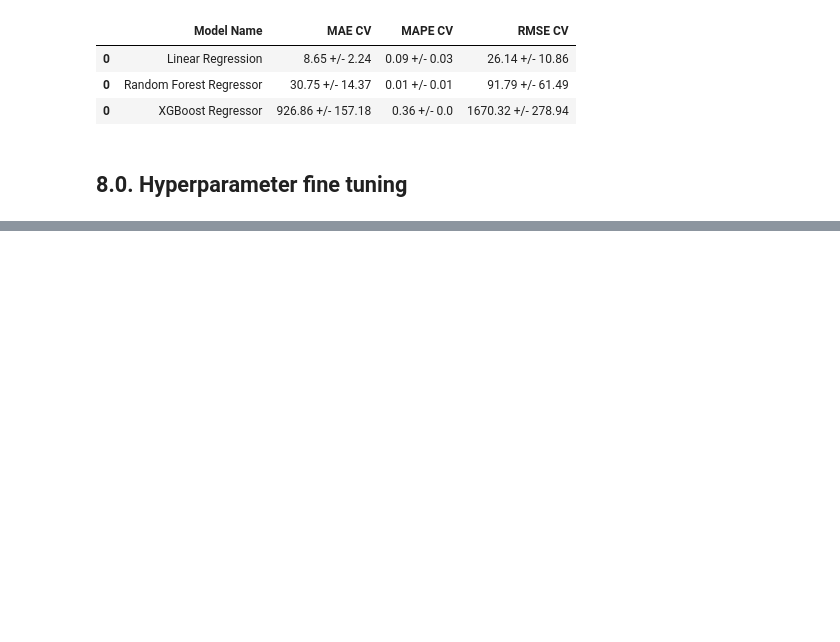
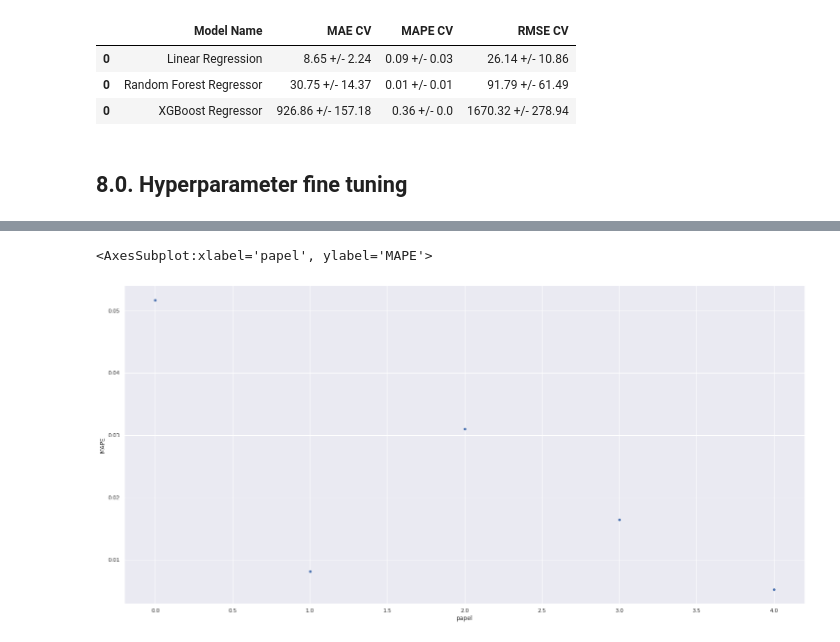
Before and after one commit to wilianuhlmann/predict_profitability_dr, a Jupyter notebook: alpha_funding.ipynb, the cells around one changed output, grey strips where cells are left out. Cells and saved outputs as stored; diff of their text form; code cells hidden in the pictures; blank space fills up the shorter version.

Commit message:
Machine Learning Performance

```diff
--- a/alpha_funding.ipynb
+++ b/alpha_funding.ipynb
@@ -1374,0 +1421,18 @@ modelling_result_cv
+# %%
+
+
+# model
+model_xgb_tuned = xgb.XGBRegressor( objective='reg:squarederror',
+                                    n_estimators=param_tuned['n_estimators'],
+                                    eta=param_tuned['eta'],
+                                    max_depth=param_tuned['max_depth'],
+                                    subsample=param_tuned['subsample'],
+                                    colsample_bytee=param_tuned['colsample_bytree'],
+                                    min_child_weight=param_tuned['min_child_weight'] ).fit( x_train, y_train )
+
+# prediction
+yhat_xgb_tuned = model_xgb_tuned.predict( x_test )
+
+# performance
+xgb_result_tuned = ml_error( 'XGBoost Regressor', y_test, yhat_xgb_tuned)
+xgb_result_tuned
@@ -1374,0 +1450,6 @@ modelling_result_cv
+# %%
+df9 = X_test[ cols_selected_boruta_full ]
+
+# rescale
+df9['fechamento'] = df9['fechamento']
+df9['predictions'] = yhat_xgb_tuned
@@ -1374,0 +1458,18 @@ modelling_result_cv
+# %%
+# sum of predictions
+df91 = df9[['papel', 'predictions']].groupby( 'papel' ).sum().reset_index()
+
+# MAE and MAPE
+df9_aux1 = df9[['papel', 'fechamento', 'predictions']].groupby( 'papel' ).apply( lambda x: mean_absolute_error( x['fechamento'], x['predictions'] ) ).reset_index().rename( columns={0:'MAE'})
+df9_aux2 = df9[['papel', 'fechamento', 'predictions']].groupby( 'papel' ).apply( lambda x: mean_absolute_percentage_error( x['fechamento'], x['predictions'] ) ).reset_index().rename( columns={0:'MAPE'})
+
+# Merge
+df9_aux3 = pd.merge( df9_aux1, df9_aux2, how='inner', on='papel' )
+df92 = pd.merge( df91, df9_aux3, how='inner', on='papel' )
+
+# Scenarios
+df92['worst_scenario'] = df92['predictions'] - df92['MAE']
+df92['best_scenario'] = df92['predictions'] + df92['MAE']
+
+# order columns
+df92 = df92[['papel', 'predictions', 'worst_scenario', 'best_scenario', 'MAE', 'MAPE']]
@@ -1374,0 +1485,5 @@ modelling_result_cv
+# %%
+sns.scatterplot( x='papel', y='MAPE', data=df92 )
+# %% [output]
+<AxesSubplot:xlabel='papel', ylabel='MAPE'>
+[figure, added]
```
Also changed, not shown: parts of 19 cells of this notebook.
